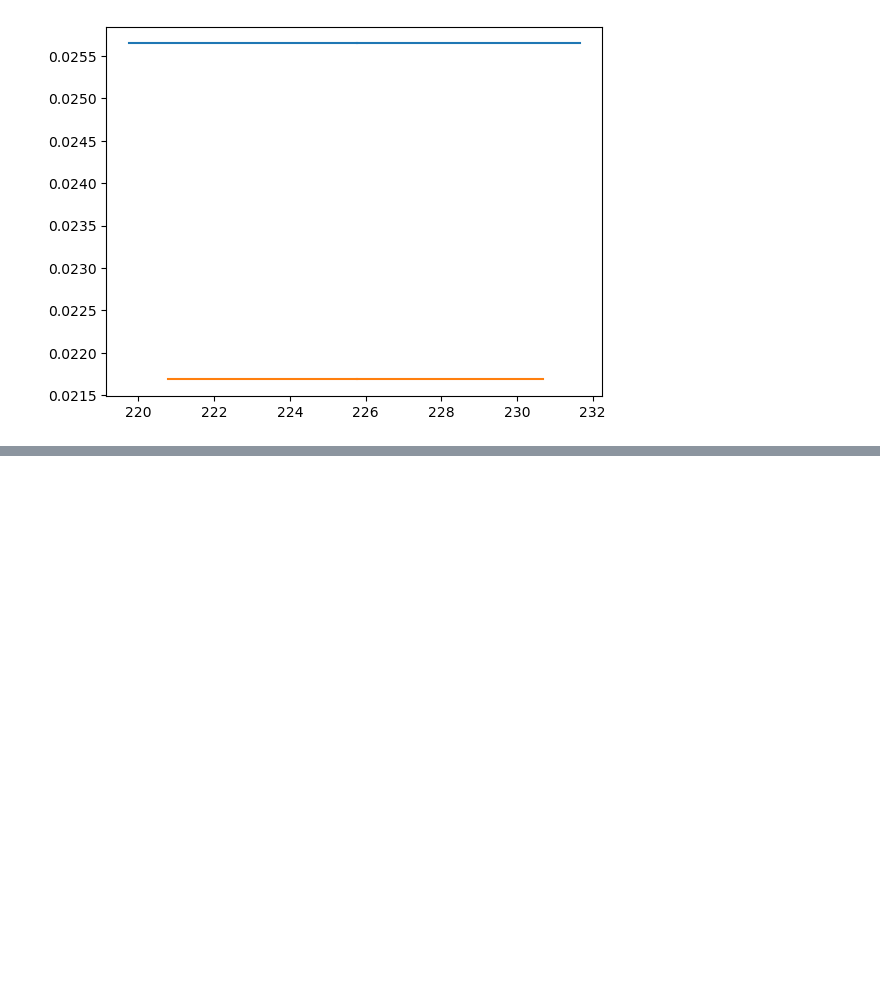
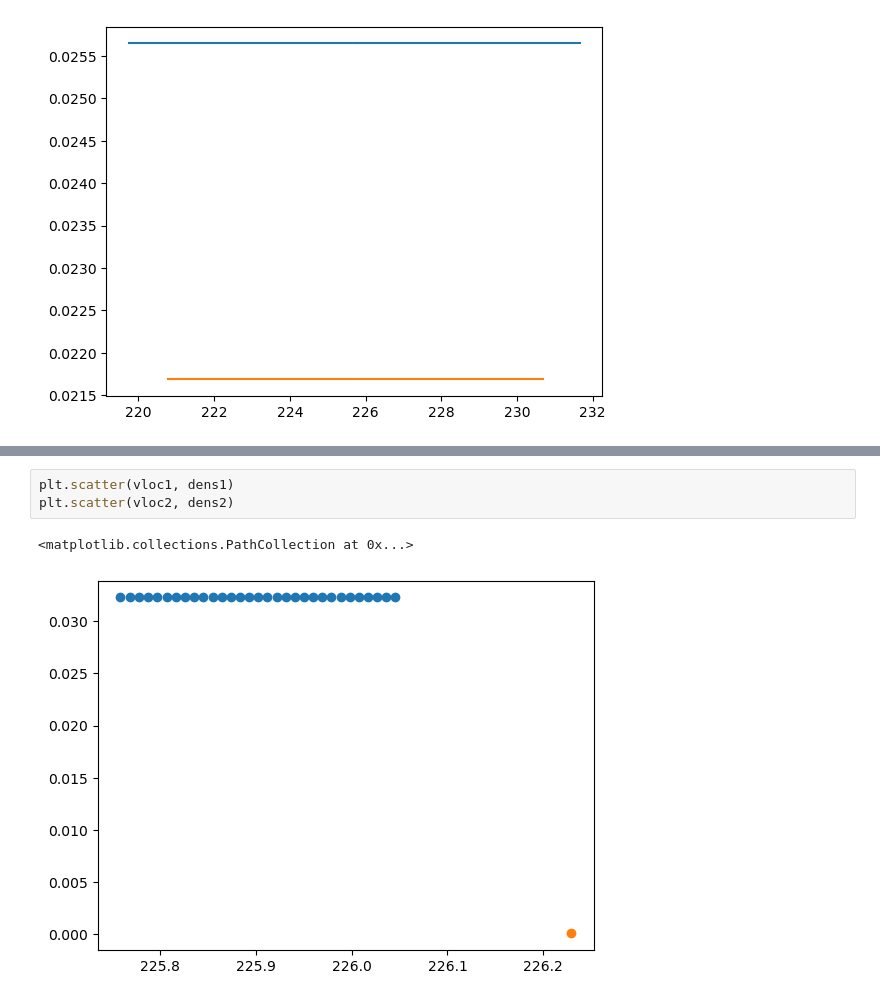
Before and after one commit to shauryagarg145/dark-matter-waves, a Jupyter notebook: annual.ipynb, the cells around one changed output, grey strips where cells are left out. Cells and saved outputs as stored; diff of their text form; blank space fills up the shorter version.

```diff
--- a/annual.ipynb
+++ b/annual.ipynb
@@ -341,0 +446,6 @@ np.int64(4974)
+# %%
+plt.scatter(vloc1, dens1)
+plt.scatter(vloc2, dens2)
+# %% [output]
+<matplotlib.collections.PathCollection at 0x...>
+[figure, added]
```
Also changed, not shown: parts of 7 cells of this notebook.
